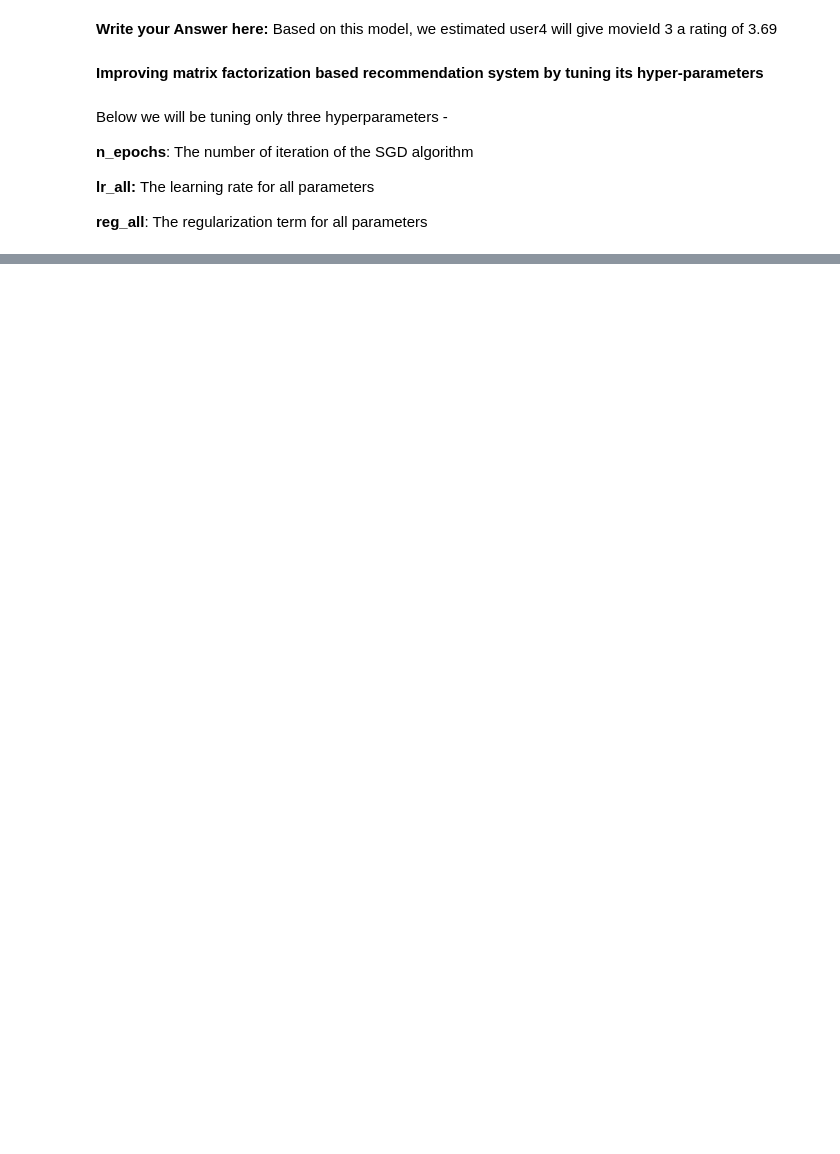
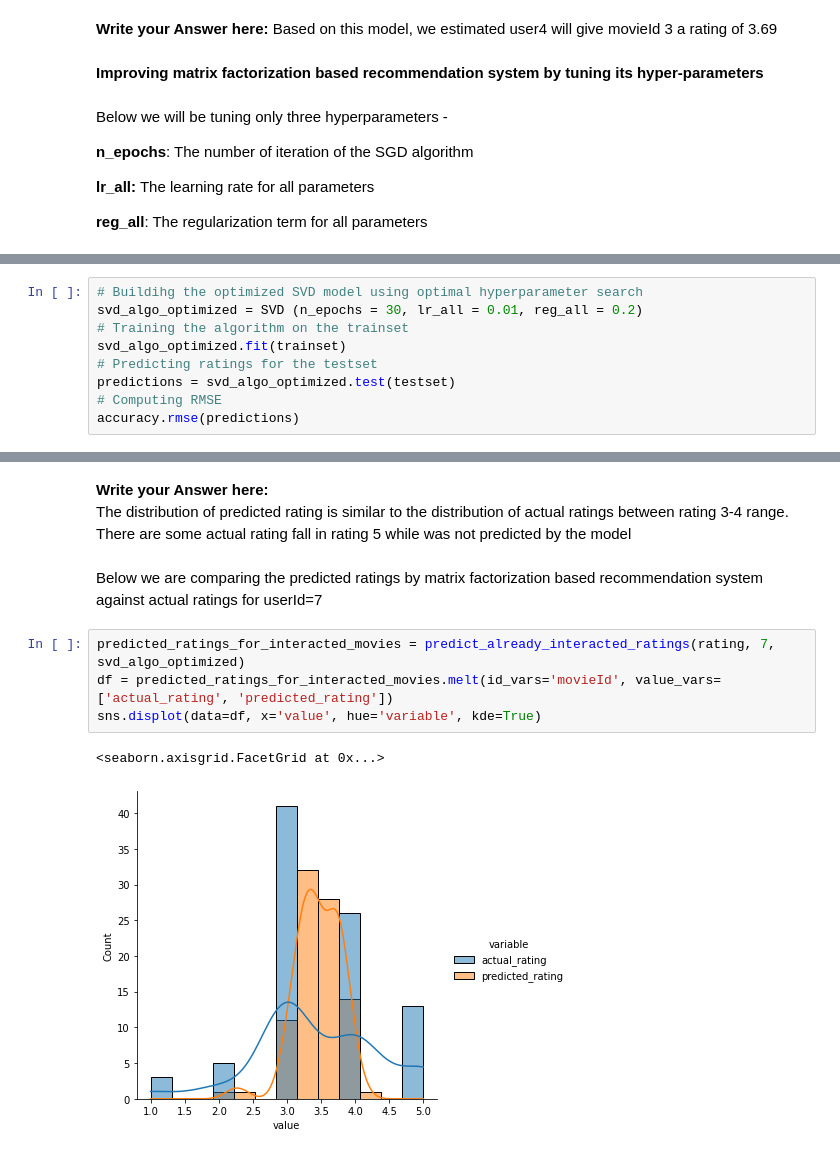
Before and after one commit to zhouxuan01/zhouxuan01, a Jupyter notebook: Movie_Recommendation_System.ipynb, the cells around one changed output, grey strips where cells are left out. Cells and saved outputs as stored; diff of their text form; blank space fills up the shorter version.

```diff
--- a/Movie_Recommendation_System.ipynb
+++ b/Movie_Recommendation_System.ipynb
@@ -715,0 +748,9 @@ Below we will be tuning only three hyperparameters -
+# %%
+# Buildihg the optimized SVD model using optimal hyperparameter search
+svd_algo_optimized = SVD (n_epochs = 30, lr_all = 0.01, reg_all = 0.2)
+# Training the algorithm on the trainset
+svd_algo_optimized.fit(trainset)
+# Predicting ratings for the testset
+predictions = svd_algo_optimized.test(testset)
+# Computing RMSE
+accuracy.rmse(predictions)
@@ -715,0 +830,13 @@ Below we will be tuning only three hyperparameters -
+# %% [markdown]
+**Write your Answer here:**
+The distribution of predicted rating is similar to the distribution of actual ratings between rating 3-4 range.
+There are some actual rating fall in rating 5 while was not predicted by the model
+# %% [markdown]
+Below we are comparing the predicted ratings by matrix factorization based recommendation system against actual ratings for userId=7
+# %%
+predicted_ratings_for_interacted_movies = predict_already_interacted_ratings(rating, 7, svd_algo_optimized)
+df = predicted_ratings_for_interacted_movies.melt(id_vars='movieId', value_vars=['actual_rating', 'predicted_rating'])
+sns.displot(data=df, x='value', hue='variable', kde=True)
+# %% [output]
+<seaborn.axisgrid.FacetGrid at 0x...>
+[figure, added]
```
Also changed, not shown: parts of 44 cells of this notebook.
